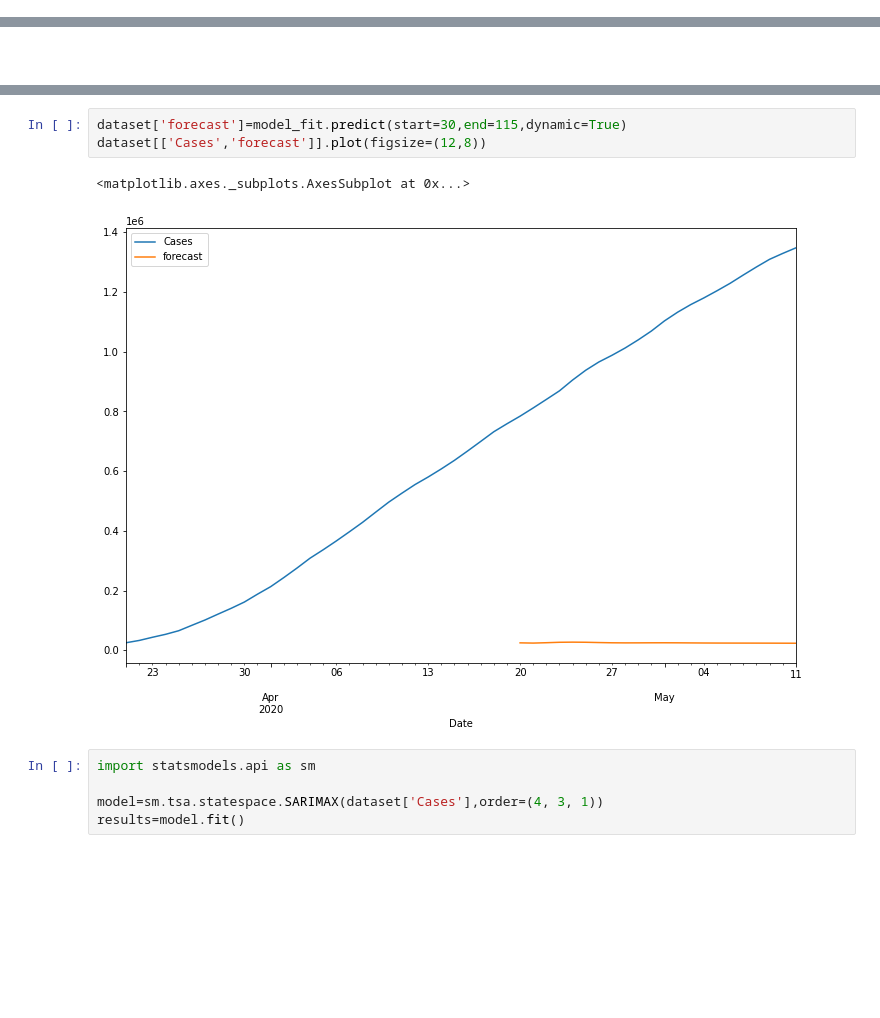
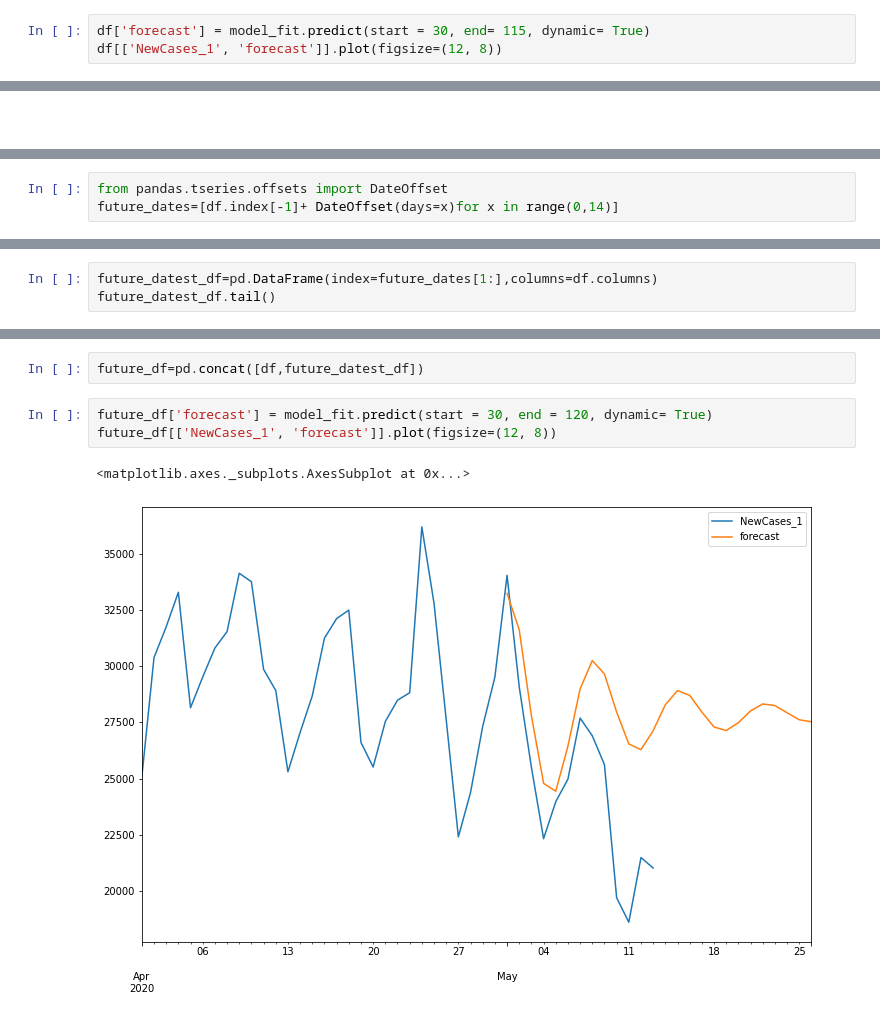
Before and after one commit to JoshuaFarmerATX/ehaarmanny_ML_App, a Jupyter notebook: Notebooks/Dani_ARIMA.ipynb, the cells around one changed output, grey strips where cells are left out. Cells and saved outputs as stored; diff of their text form; blank space fills up the shorter version.

```diff
--- a/Notebooks/Dani_ARIMA.ipynb
+++ b/Notebooks/Dani_ARIMA.ipynb
@@ -110,0 +188,3 @@ fig = sm.graphics.tsa.plot_pacf(dataset['NewCases_7'].iloc[7:],lags=30,ax=ax2)
+# %%
+df['forecast'] = model_fit.predict(start = 30, end= 115, dynamic= True)
+df[['NewCases_1', 'forecast']].plot(figsize=(12, 8))
@@ -146,0 +196,3 @@ Roots
+# %%
+from pandas.tseries.offsets import DateOffset
+future_dates=[df.index[-1]+ DateOffset(days=x)for x in range(0,14)]
@@ -146,0 +209,3 @@ Roots
+# %%
+future_datest_df=pd.DataFrame(index=future_dates[1:],columns=df.columns)
+future_datest_df.tail()
@@ -147,11 +219,8 @@ Roots
+# %%
+future_df=pd.concat([df,future_datest_df])
 # %%
-dataset['forecast']=model_fit.predict(start=30,end=115,dynamic=True)
-dataset[['Cases','forecast']].plot(figsize=(12,8))
+future_df['forecast'] = model_fit.predict(start = 30, end = 120, dynamic= True)
+future_df[['NewCases_1', 'forecast']].plot(figsize=(12, 8))
 # %% [output]
 <matplotlib.axes._subplots.AxesSubplot at 0x...>
-[figure, old version]
+[figure, new version]
-# %%
-import statsmodels.api as sm
-
-model=sm.tsa.statespace.SARIMAX(dataset['Cases'],order=(4, 3, 1))
-results=model.fit()
```
Also changed, not shown: parts of 49 cells of this notebook.
